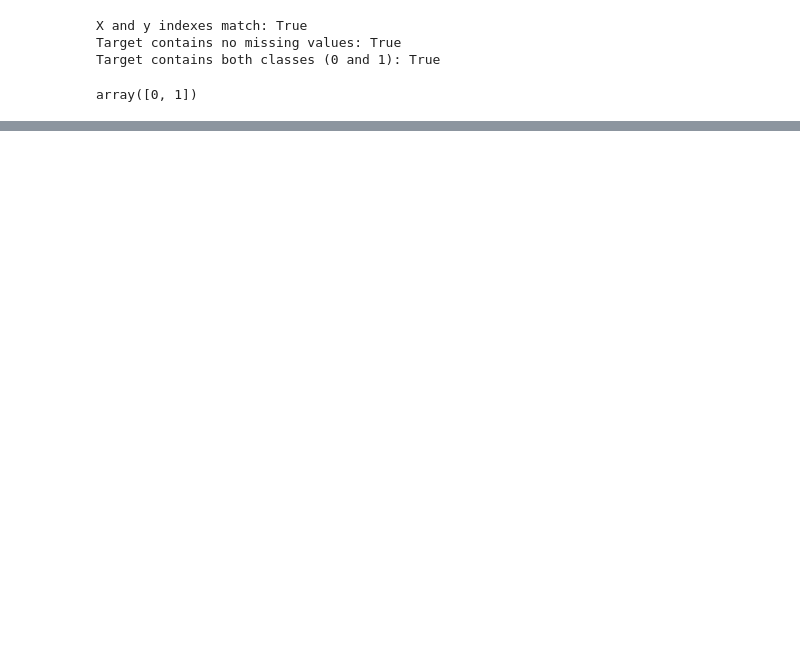
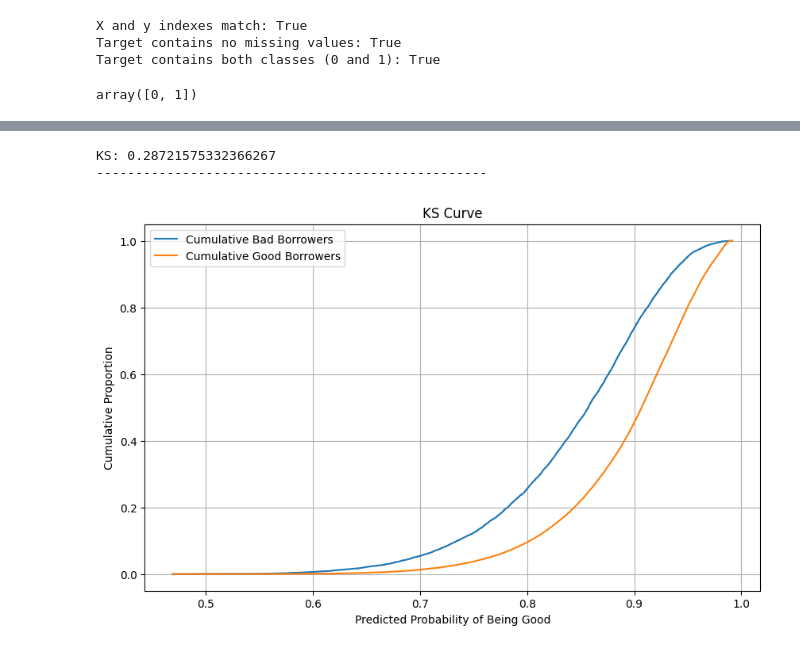
Before and after one commit to aminmirhaj/credit-risk-modeling, a Jupyter notebook: notebooks/00_initial_full_version.ipynb, the cells around one changed output, grey strips where cells are left out. Cells and saved outputs as stored; diff of their text form; code cells hidden in the pictures; blank space fills up the shorter version.

```diff
--- a/notebooks/00_initial_full_version.ipynb
+++ b/notebooks/00_initial_full_version.ipynb
@@ -2450,0 +2935,48 @@ df_actual_predicted_probs.sample(5, random_state=42)
+# %%
+# --------------------------------------------------
+# Calculate KS
+# --------------------------------------------------
+
+fpr, tpr, thresholds = roc_curve(
+    y_test_bad,
+    y_test_bad_proba
+)
+
+ks = (tpr - fpr).max()
+
+print('KS:', ks)
+print("-" * 50)
+
+# --------------------------------------------------
+# Plot KS curves
+# --------------------------------------------------
+
+plt.figure(figsize=(10, 6))
+
+plt.plot(
+    df_actual_predicted_probs[
+        'predicted_probability_good_(pNonDefault_1)'
+    ],
+    df_actual_predicted_probs['cum_bad_pct'],
+    label='Cumulative Bad Borrowers'
+)
+
+plt.plot(
+    df_actual_predicted_probs[
+        'predicted_probability_good_(pNonDefault_1)'
+    ],
+    df_actual_predicted_probs['cum_good_pct'],
+    label='Cumulative Good Borrowers'
+)
+
+plt.xlabel('Predicted Probability of Being Good')
+plt.ylabel('Cumulative Proportion')
+
+plt.title('KS Curve')
+plt.legend()
+plt.grid(True)
+plt.show()
+# %% [output]
+KS: 0.28721575332366267
+--------------------------------------------------
+[figure, added]
```
Also changed, not shown: parts of 38 cells of this notebook.
